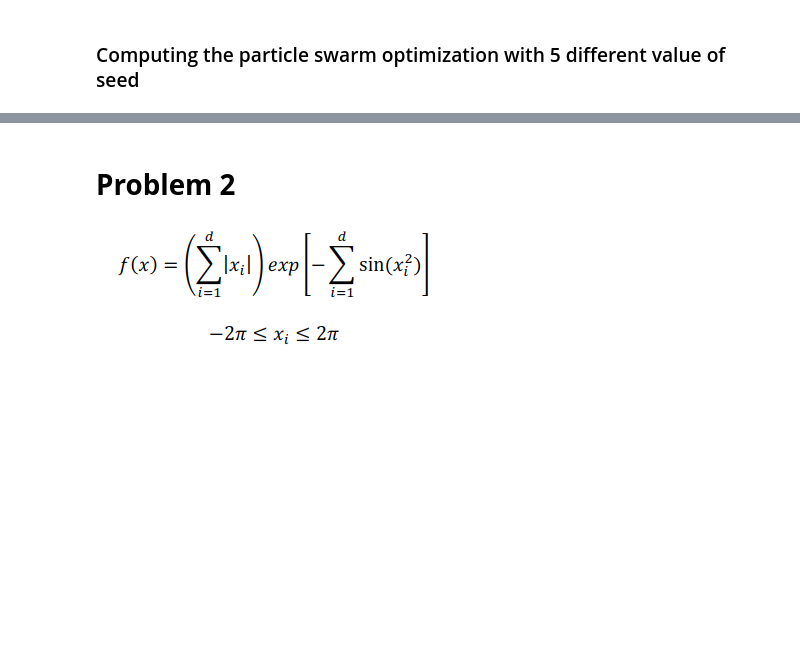
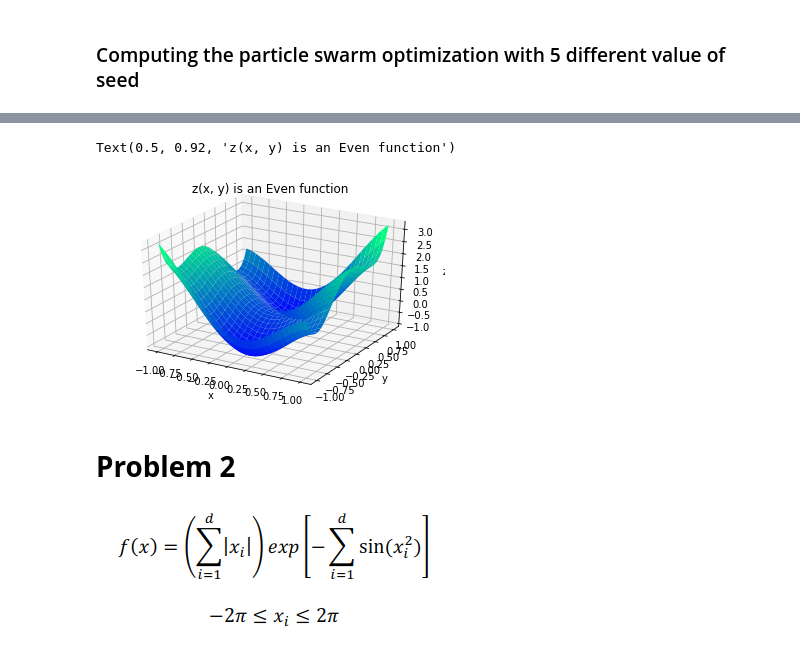
Before and after one commit to djibril6/djibril6-OptimizationAlgorithms-, a Jupyter notebook: ParticleSwarm.ipynb, the cells around one changed output, grey strips where cells are left out. Drawn from its saved outputs; the diff is of its cells as text; code cells hidden in the pictures; blank space fills up the shorter version.

```diff
--- a/ParticleSwarm.ipynb
+++ b/ParticleSwarm.ipynb
@@ -156,3 +154,18 @@ Computation time: 0.12110781669616699
+# %%
+x = np.linspace(-1, 1, 30)
+y = np.linspace(-1, 1, 30)
+X, Y = np.meshgrid(x, y)
+Z = z([X, Y])
+fig = plt.figure()
+ax = plt.axes(projection='3d')
+ax.plot_surface(X, Y, Z, rstride=1, cstride=1, cmap='winter', edgecolor='none')
+ax.set_xlabel('x')
+ax.set_ylabel('y')
+ax.set_zlabel('z')
+ax.set_title("z(x, y) is an Even function")
+# %% [output]
+Text(0.5, 0.92, 'z(x, y) is an Even function')
+[figure, added]
 # %% [markdown]
 # **Problem 2**
 ![image.png](embedded-picture-1)
```
Also changed, not shown: parts of 17 cells of this notebook.
